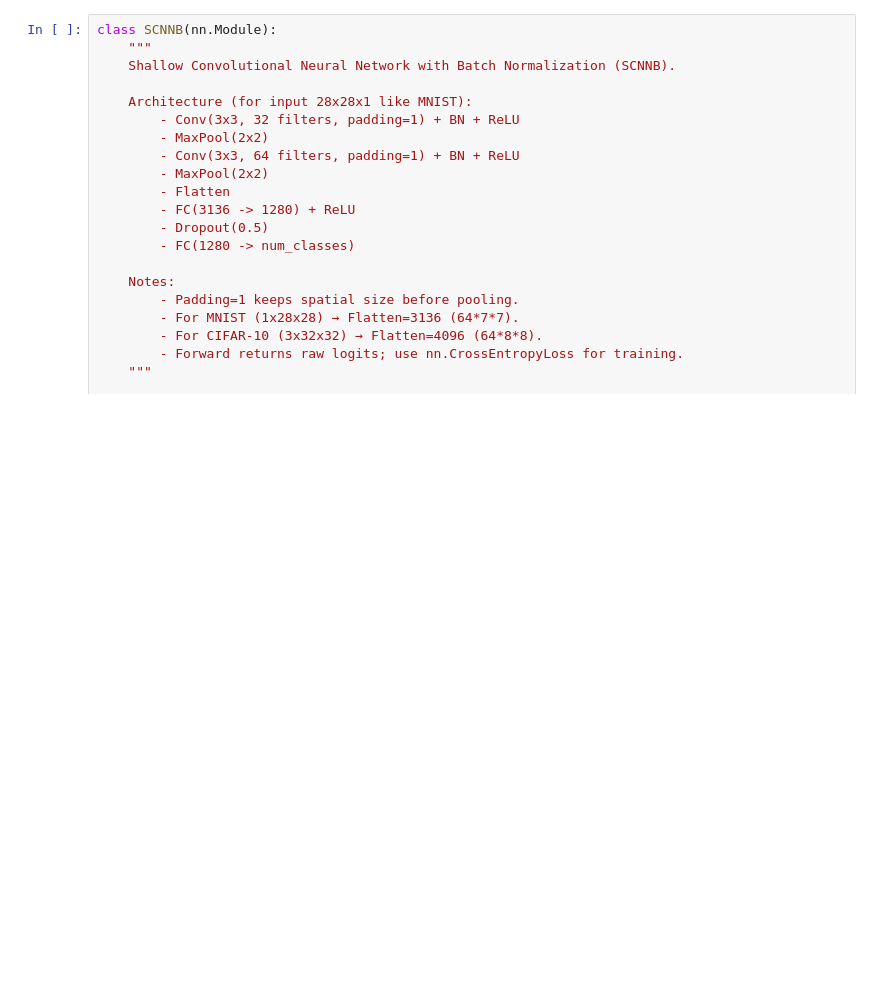
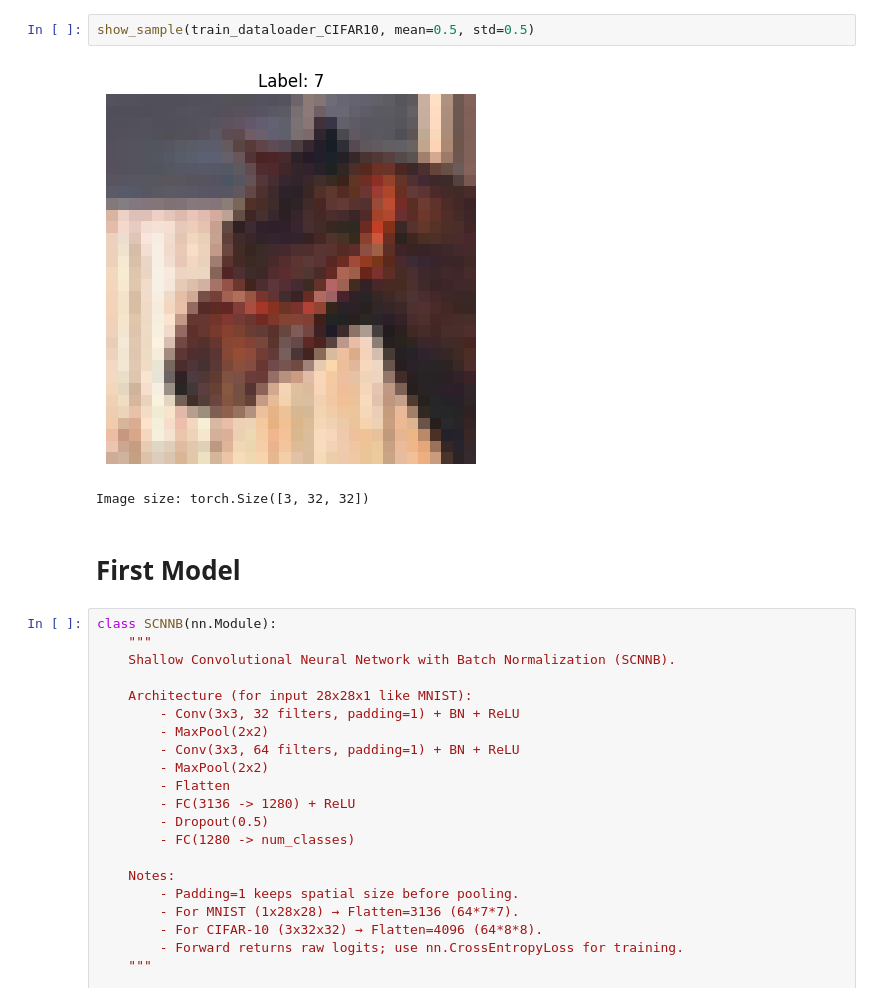
Before and after one commit to mjmousavi97/Deep-Learning-Tehran-uni, a Jupyter notebook: HomeWorks/03 HW/src/main.ipynb, the cells around one changed output. Cells and saved outputs as stored; diff of their text form; blank space fills up the shorter version.

```diff
--- a/HomeWorks/03 HW/src/main.ipynb
+++ b/HomeWorks/03 HW/src/main.ipynb
@@ -7,3 +185,10 @@ import torch.nn.functional as F
+# %%
+show_sample(train_dataloader_CIFAR10, mean=0.5, std=0.5)
+# %% [output]
+[figure, added]
+Image size: torch.Size([3, 32, 32])
+# %% [markdown]
+# First Model
 # %%
 class SCNNB(nn.Module):
     """
```
Also changed, not shown: parts of 19 cells of this notebook.
